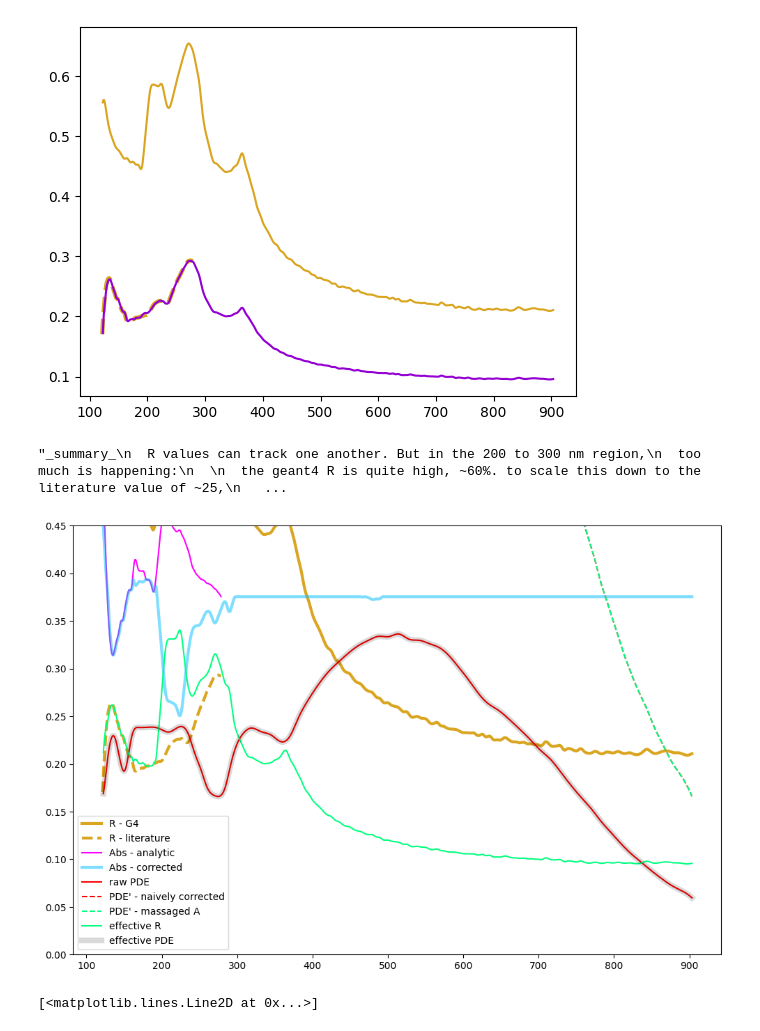
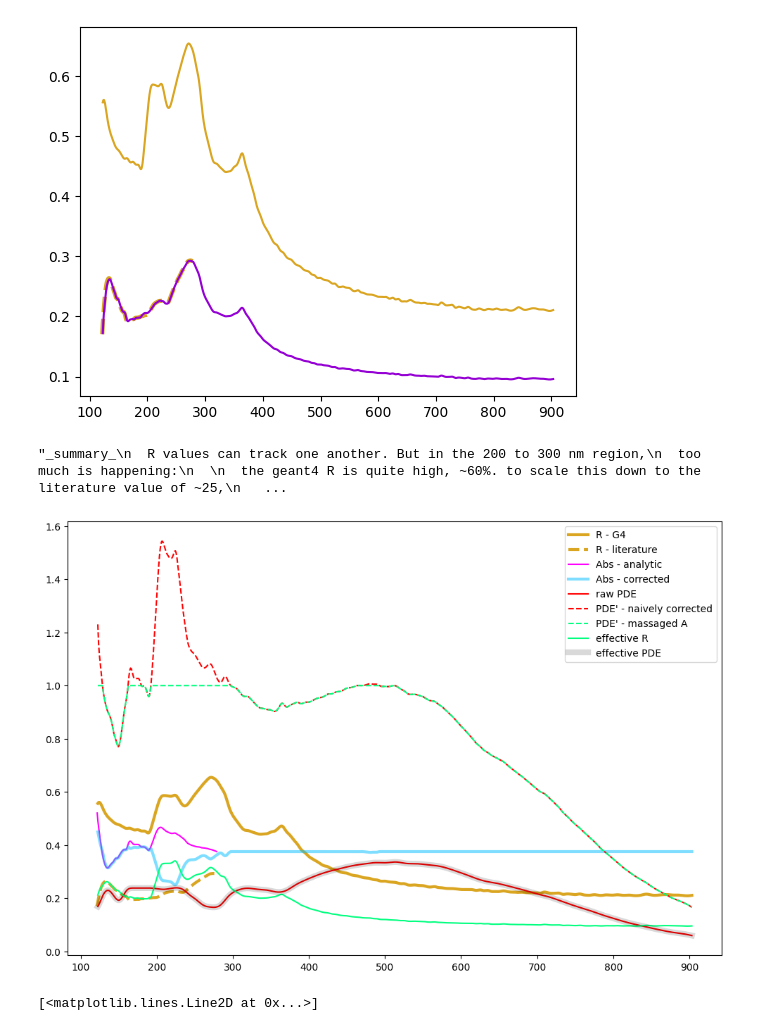
Before and after one commit to austindsc/PDEcorrection_g4_lolx, a Jupyter notebook: pythonScripts/doScaling_restartv35.ipynb, the cells around one changed output. Saved outputs shown, nothing was run; the diff lists cells and outputs as text; code cells hidden in the pictures.

```diff
--- a/pythonScripts/doScaling_restartv35.ipynb
+++ b/pythonScripts/doScaling_restartv35.ipynb
@@ -400,35 +426,35 @@ plt.plot(xplot_pde, pdeP_massaged, color = ms.green.col, linestyle = "--", label
 
 plt.plot(xplot_pde, r_f(xplot_pde) * (1 - D - A_massaged), color = ms.green.col, label = "effective R")
 
 # plt.plot(xplot_pde, r_f(xplot_pde) * (1 - D - A_massaged_Low), color = "darkGreen", linewidth = 3, label = "effective R - Low A")
 
 plt.plot(xplot_pde, 0.0 + pdeP_massaged * (1 - A_massaged - D) * (1 - r_f(xplot_pde)), color = "k", alpha = 0.15, linewidth = 6, linestyle = "-", label = "effective PDE")
 
-plt.ylim(0, 0.45)
+# plt.ylim(0, 0.45)
 
 plt.legend()
 
 """_summary_
   R values can track one another. But in the 200 to 300 nm region,
   too much is happening:
 
   the geant4 R is quite high, ~60%. to scale this down to the literature value of ~25,
   and including the 17% diffuse reflectivity, we need to absorb around 40-50% of the photons
 
   Then when the (1-R)(1-A-D) photons make it through (to the active region), there aren't enough
   to make the PDE' track the literature PDE and we get PDE' > 1.0 which we can't simulate
 
   SO. we do the calculation for A naively, which gives some PDE' > 1
   then we change the A values to make PDE' = 1.0 (this corresponds to decreasing absorption)
   This gets PDE' right, but increases the reflectivity a little bit. About 15% wrong in a small region
 
 
   If we want, we can give A some other shape to increase R at longer wavelengths. PDE' should be self consistent.
   But I think fixing it at the last value is okay. The Ref does still track the PDE quite well.
 """
 # %% [output]
 "_summary_\n  R values can track one another. But in the 200 to 300 nm region,\n  too much is happening:\n  \n  the geant4 R is quite high, ~60%. to scale this down to the literature value of ~25,\n   ...
-[figure, old version]
+[figure, new version]
 # %%
 # changing the tail of A to see if things stay self consistent
 A_massaged_Low = np.copy(A_massaged)
```
Also changed, not shown: parts of 7 cells of this notebook, 15 other files.
